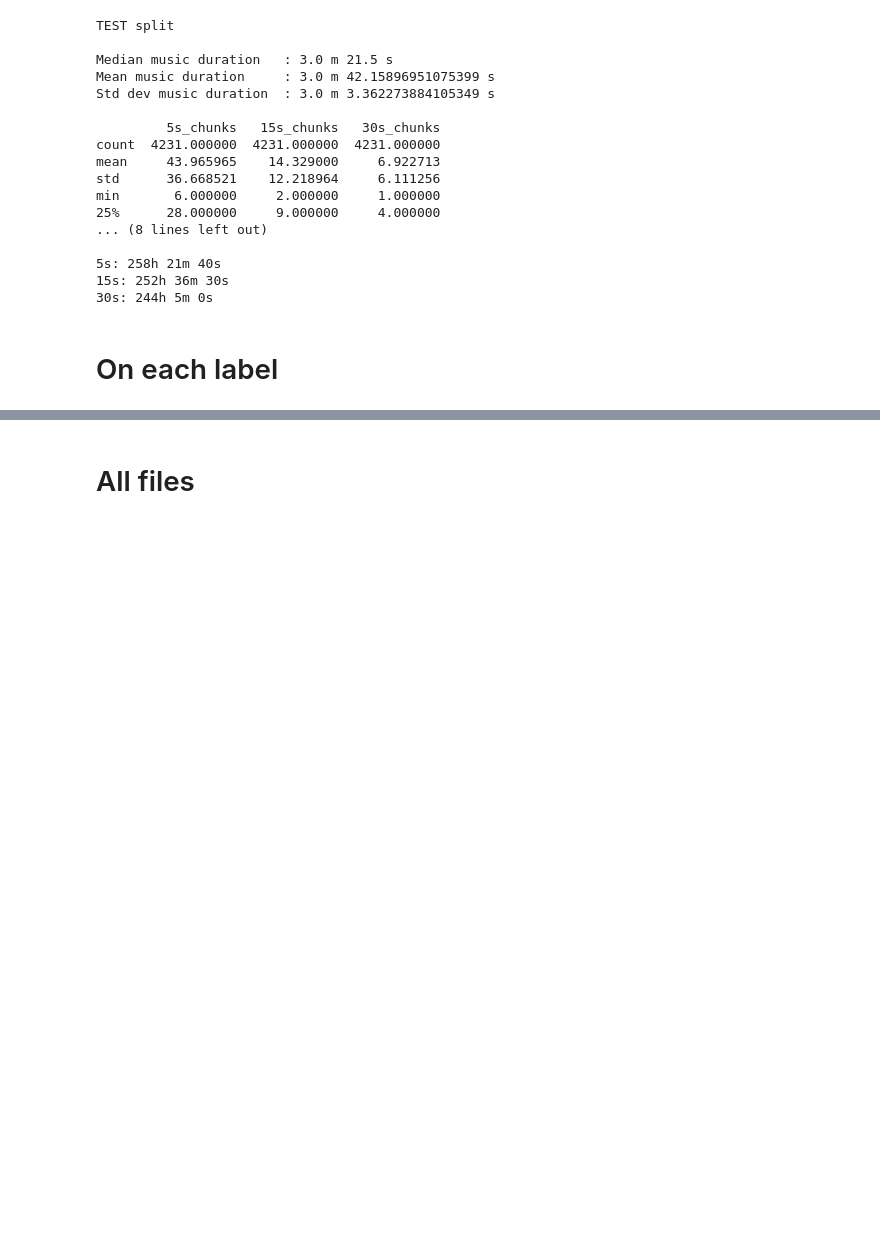
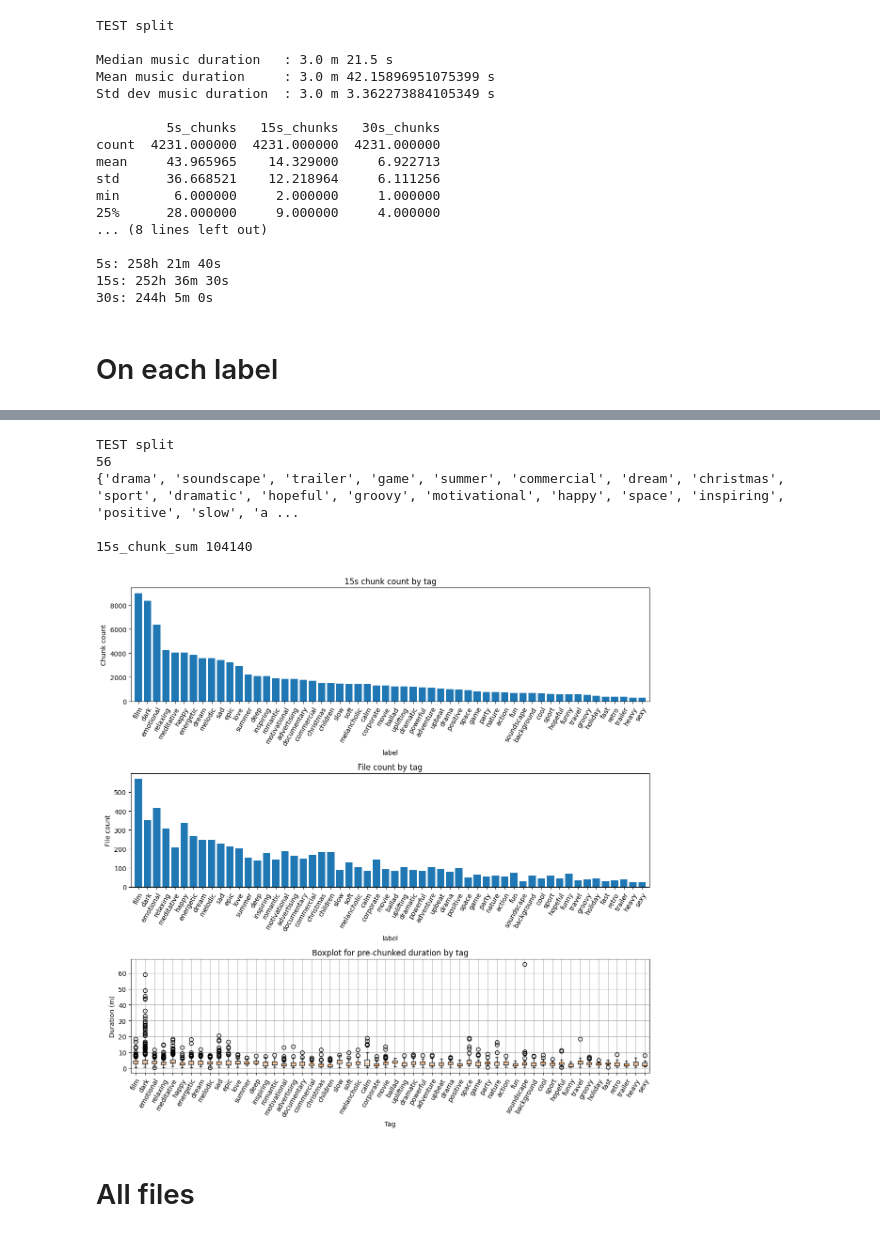
Before and after one commit to hugoalfedoputra/mudelling, a Jupyter notebook: prep/eda.ipynb, the cells around one changed output, grey strips where cells are left out. Cells and saved outputs as stored; diff of their text form; code cells hidden in the pictures; blank space fills up the shorter version.

```diff
--- a/prep/eda.ipynb
+++ b/prep/eda.ipynb
@@ -552,3 +591,12 @@ TRAIN split
+# %%
+describe_split_labels("./autotagging_moodtheme-test_clean.csv")
+# %% [output]
+TEST split
+56
+{'drama', 'soundscape', 'trailer', 'game', 'summer', 'commercial', 'dream', 'christmas', 'sport', 'dramatic', 'hopeful', 'groovy', 'motivational', 'happy', 'space', 'inspiring', 'positive', 'slow', 'a ...
+
+15s_chunk_sum 104140
+[figure, added]
 # %% [markdown]
 # All files
 # %%
```
Also changed, not shown: parts of 7 cells of this notebook, 9 other files.
